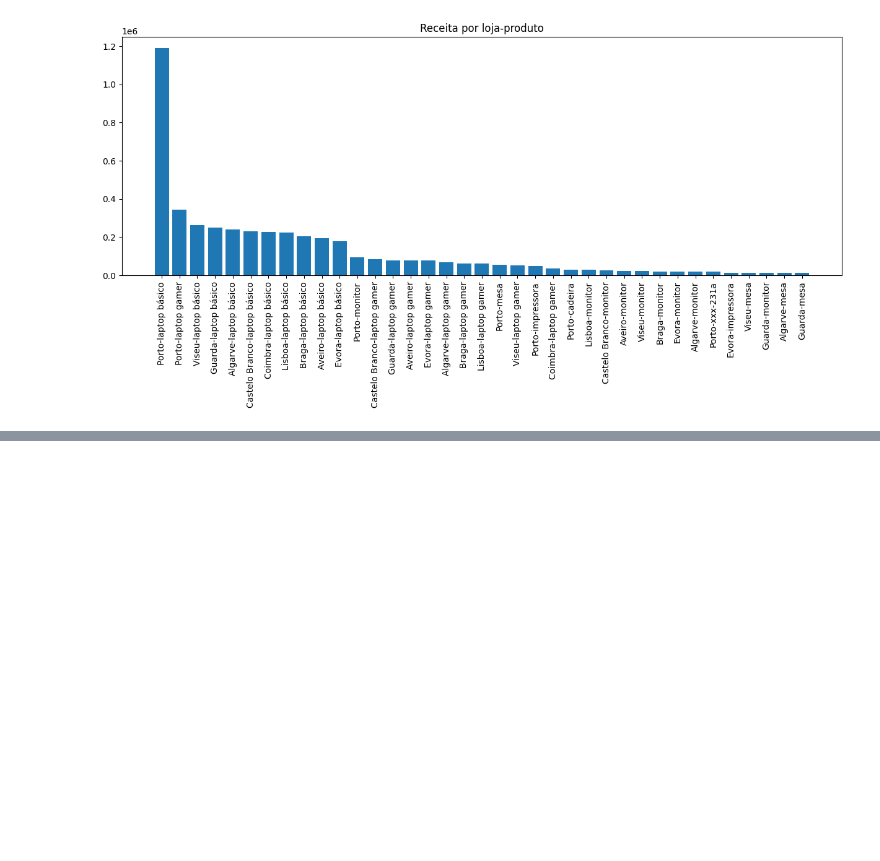
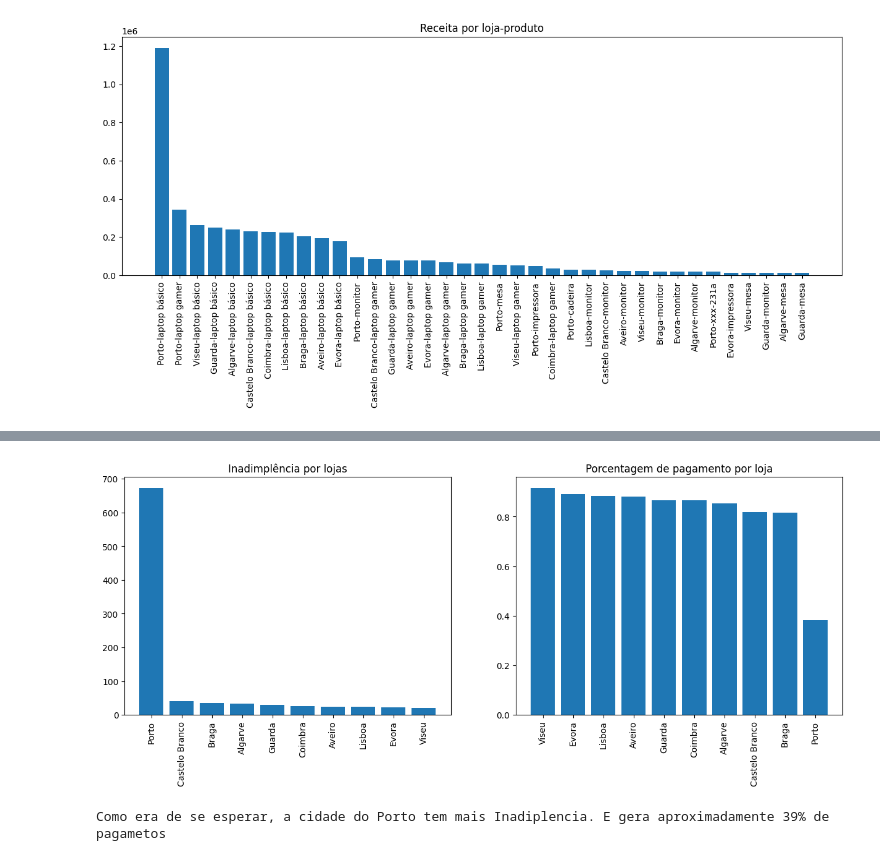
Before and after one commit to Gcango/Analise_Vendas_Soft_You, a Jupyter notebook: Soft_You_Analise_de_Vendas.ipynb, the cells around one changed output, grey strips where cells are left out. Drawn from its saved outputs; the diff is of its cells as text; code cells hidden in the pictures; blank space fills up the shorter version.

```diff
--- a/Soft_You_Analise_de_Vendas.ipynb
+++ b/Soft_You_Analise_de_Vendas.ipynb
@@ -920,0 +975,22 @@ plt.show()
+# %%
+plt.figure(figsize=(15,5))
+
+plt.subplot(1,2,1)
+inadipl_lojas = dados[dados.Pagto==0].groupby('lojas_cidade').count().produto_valor.sort_values(ascending=False)
+plt.bar(inadipl_lojas.index, inadipl_lojas.values)
+plt.title('Inadimplência por lojas')
+plt.xticks(rotation=90)
+
+plt.subplot(1,2,2)
+inadipl_lojas = dados.groupby('lojas_cidade').mean().Pagto.sort_values(ascending=False)
+plt.bar(inadipl_lojas.index, inadipl_lojas.values)
+plt.title('Porcentagem de pagamento por loja')
+plt.xticks(rotation=90)
+
+plt.show()
+# %% [output]
+[figure, added]
+# %%
+print("Como era de se esperar, a cidade do Porto tem mais Inadiplencia. E gera aproximadamente 39% de pagametos")
+# %% [output]
+Como era de se esperar, a cidade do Porto tem mais Inadiplencia. E gera aproximadamente 39% de pagametos
```
Also changed, not shown: parts of 7 cells of this notebook.
